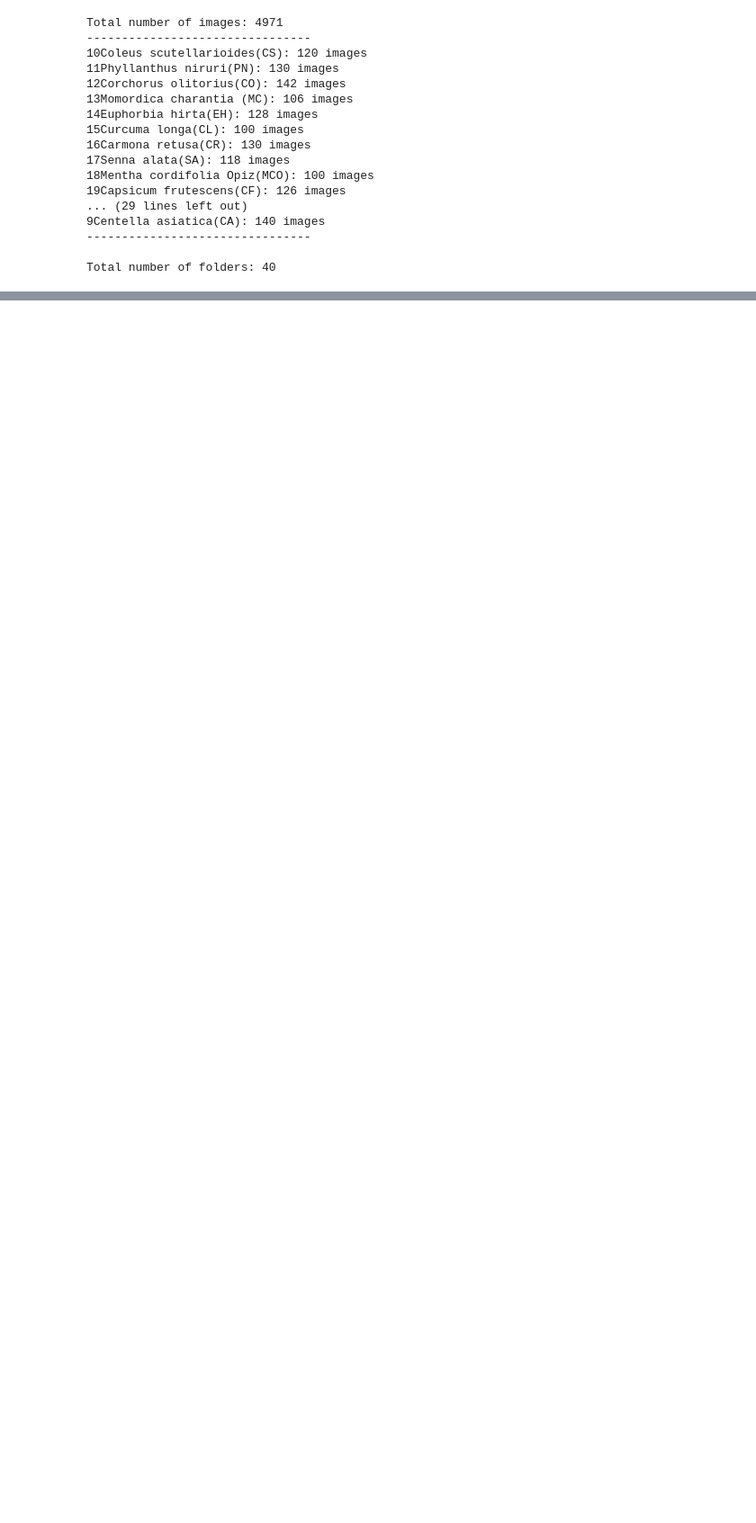
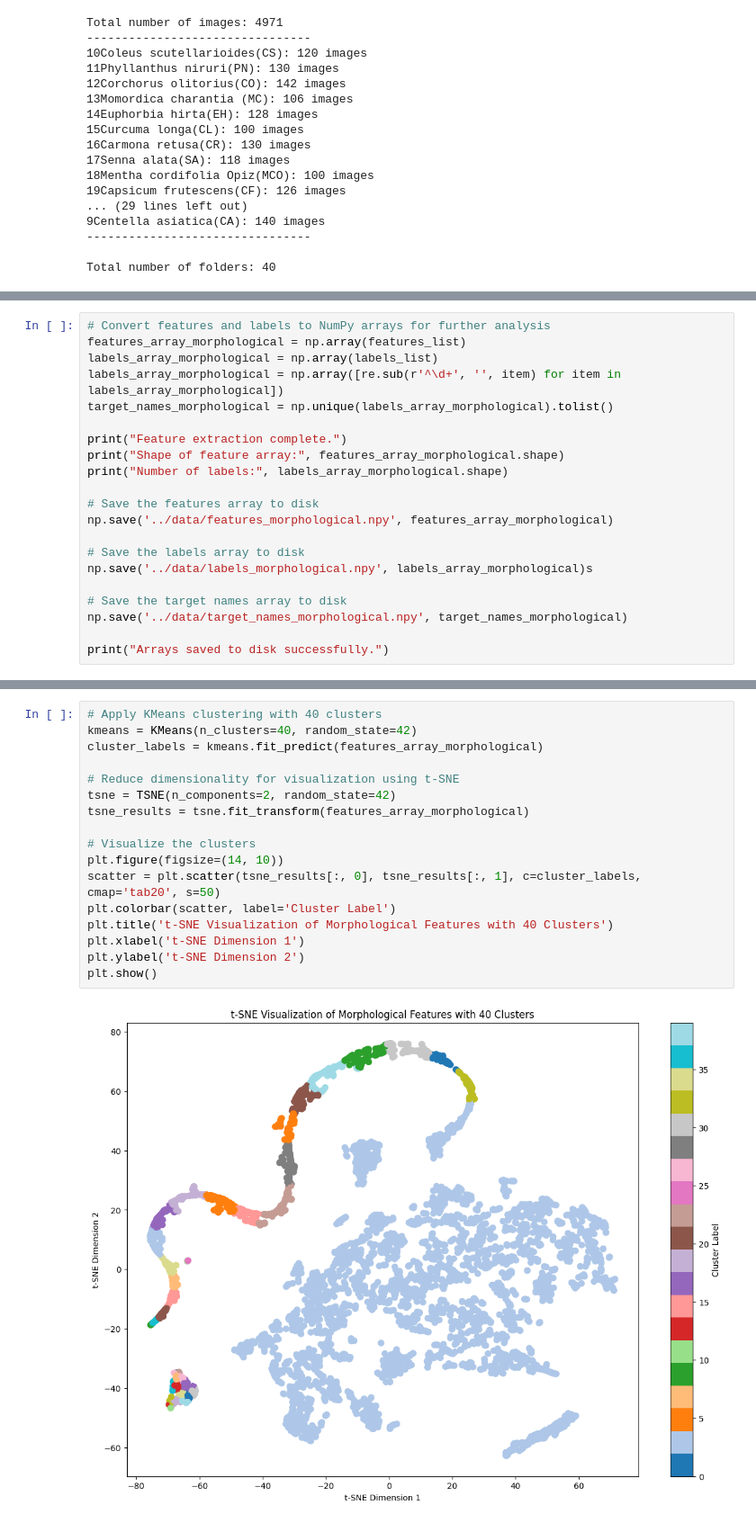
Before and after one commit to mkmksto/ai221_final_project, a Jupyter notebook: notebooks/cantor_test_1.ipynb, the cells around one changed output, grey strips where cells are left out. Shown at 90% size. Cells and saved outputs as stored; diff of their text form; blank space fills up the shorter version.

```diff
--- a/notebooks/cantor_test_1.ipynb
+++ b/notebooks/cantor_test_1.ipynb
@@ -220,0 +684,21 @@ np.str_('Coleus scutellarioides(CS)')
+# %%
+# Convert features and labels to NumPy arrays for further analysis
+features_array_morphological = np.array(features_list)
+labels_array_morphological = np.array(labels_list)
+labels_array_morphological = np.array([re.sub(r'^\d+', '', item) for item in labels_array_morphological])
+target_names_morphological = np.unique(labels_array_morphological).tolist()
+
+print("Feature extraction complete.")
+print("Shape of feature array:", features_array_morphological.shape)
+print("Number of labels:", labels_array_morphological.shape)
+
+# Save the features array to disk
+np.save('../data/features_morphological.npy', features_array_morphological)
+
+# Save the labels array to disk
+np.save('../data/labels_morphological.npy', labels_array_morphological)s
+
+# Save the target names array to disk
+np.save('../data/target_names_morphological.npy', target_names_morphological)
+
+print("Arrays saved to disk successfully.")
@@ -220,0 +710,19 @@ np.str_('Coleus scutellarioides(CS)')
+# %%
+# Apply KMeans clustering with 40 clusters
+kmeans = KMeans(n_clusters=40, random_state=42)
+cluster_labels = kmeans.fit_predict(features_array_morphological)
+
+# Reduce dimensionality for visualization using t-SNE
+tsne = TSNE(n_components=2, random_state=42)
+tsne_results = tsne.fit_transform(features_array_morphological)
+
+# Visualize the clusters
+plt.figure(figsize=(14, 10))
+scatter = plt.scatter(tsne_results[:, 0], tsne_results[:, 1], c=cluster_labels, cmap='tab20', s=50)
+plt.colorbar(scatter, label='Cluster Label')
+plt.title('t-SNE Visualization of Morphological Features with 40 Clusters')
+plt.xlabel('t-SNE Dimension 1')
+plt.ylabel('t-SNE Dimension 2')
+plt.show()
+# %% [output]
+[figure, added]
```
Also changed, not shown: parts of 17 cells of this notebook, 2 other files.
